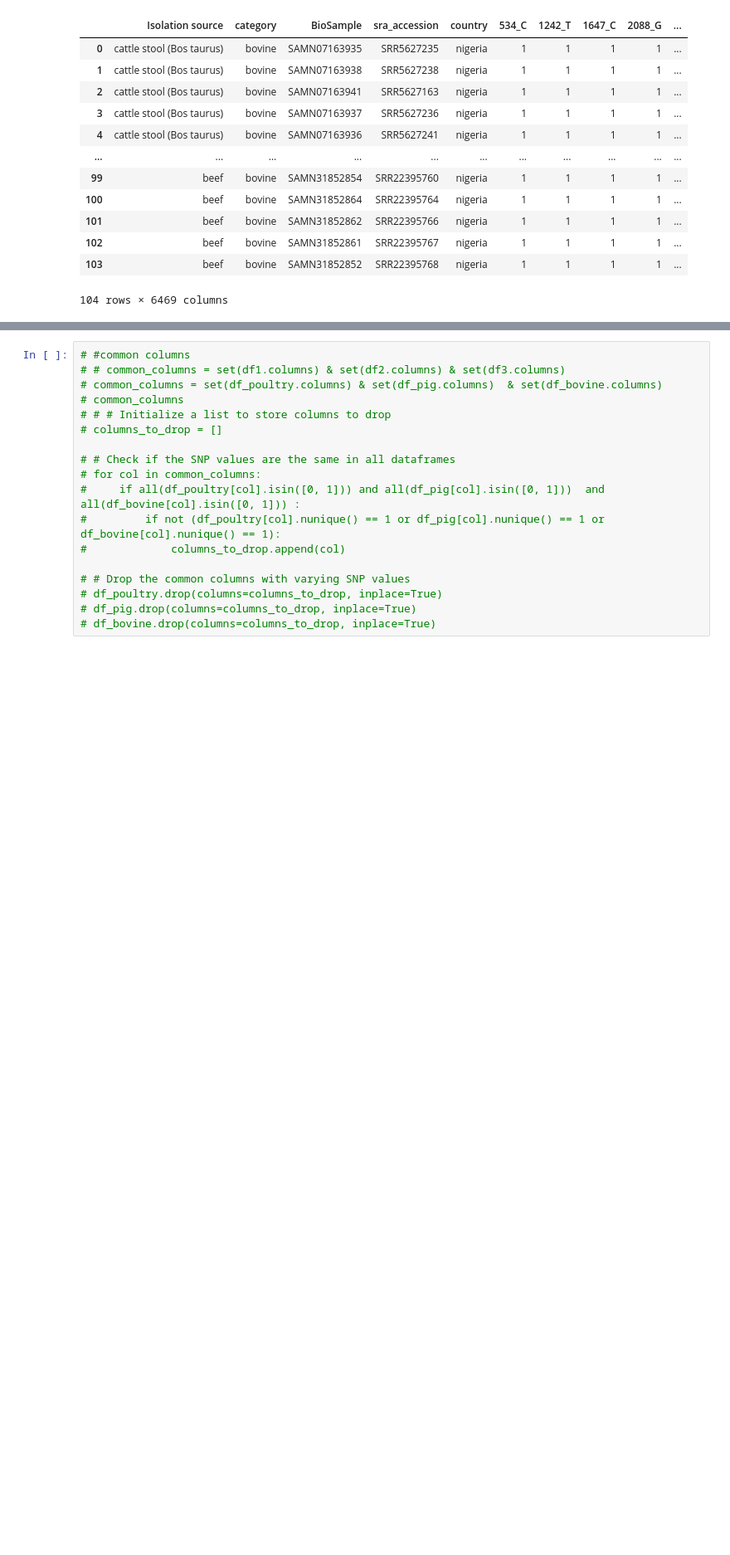
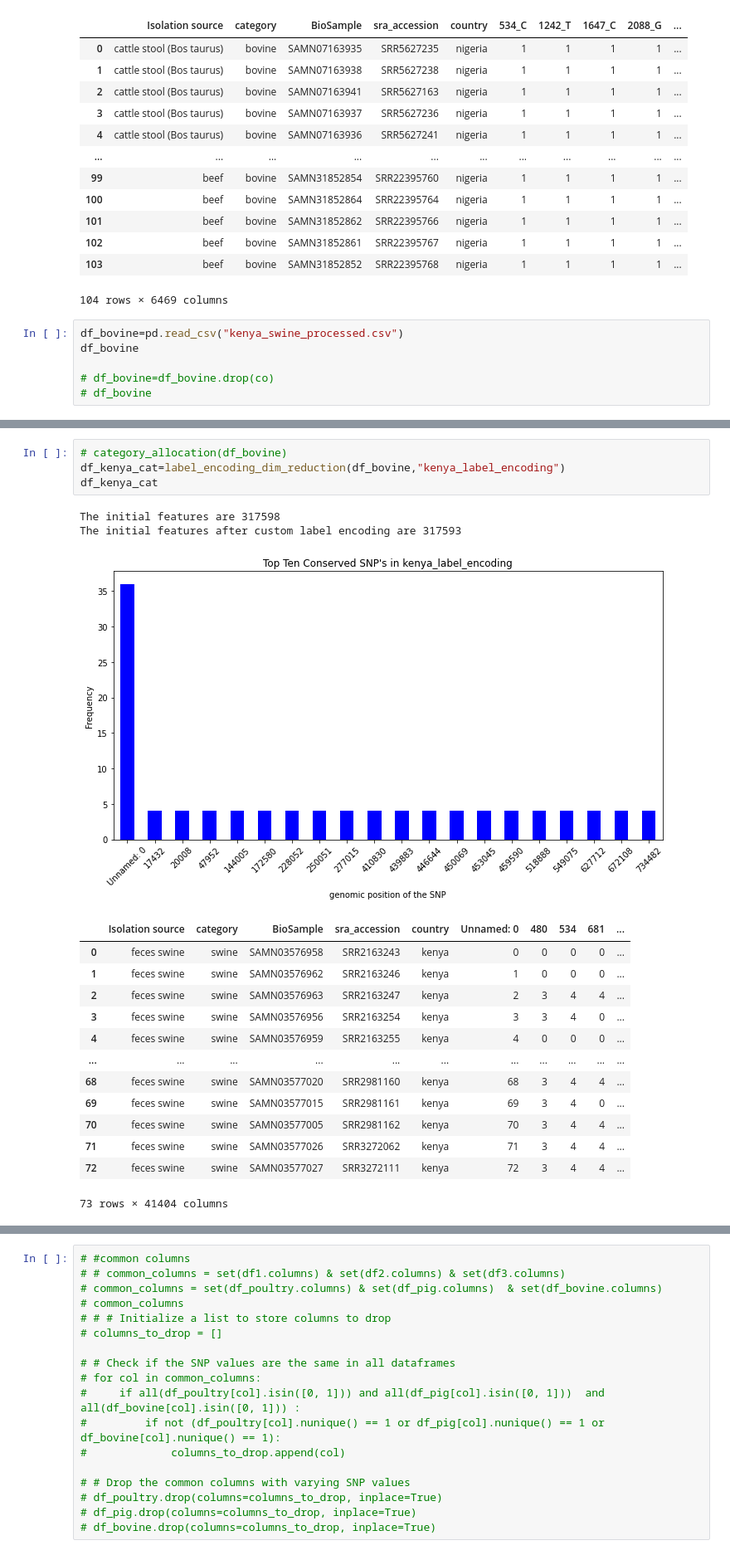
Before and after one commit to omicscodeathon/salmonellaml, a Jupyter notebook: notebooks/dimentionality_reduction_2.ipynb, the cells around one changed output, grey strips where cells are left out. Shown: that part at 83% size. Saved outputs shown, nothing was run; the diff lists cells and outputs as text; blank space fills up the shorter version.

```diff
--- a/notebooks/dimentionality_reduction_2.ipynb
+++ b/notebooks/dimentionality_reduction_2.ipynb
@@ -297,3 +283,9 @@ df_bovine
 | 102 | beef | bovine | SAMN31852861 | SRR22395767 | nigeria | 1 | 1 | 1 | 1 | ... |
 | 103 | beef | bovine | SAMN31852852 | SRR22395768 | nigeria | 1 | 1 | 1 | 1 | ... |
 104 rows × 6469 columns
+# %%
+df_bovine=pd.read_csv("kenya_swine_processed.csv")
+df_bovine
+
+# df_bovine=df_bovine.drop(co)
+# df_bovine
@@ -299,0 +341,21 @@ df_bovine
+# %%
+# category_allocation(df_bovine)
+df_kenya_cat=label_encoding_dim_reduction(df_bovine,"kenya_label_encoding")
+df_kenya_cat
+# %% [output]
+The initial features are 317598
+The initial features after custom label encoding are 317593
+[figure, added]
+|  | Isolation source | category | BioSample | sra_accession | country | Unnamed: 0 | 480 | 534 | 681 | ... |
+| 0 | feces swine | swine | SAMN03576958 | SRR2163243 | kenya | 0 | 0 | 0 | 0 | ... |
+| 1 | feces swine | swine | SAMN03576962 | SRR2163246 | kenya | 1 | 0 | 0 | 0 | ... |
+| 2 | feces swine | swine | SAMN03576963 | SRR2163247 | kenya | 2 | 3 | 4 | 4 | ... |
+| 3 | feces swine | swine | SAMN03576956 | SRR2163254 | kenya | 3 | 3 | 4 | 0 | ... |
+| 4 | feces swine | swine | SAMN03576959 | SRR2163255 | kenya | 4 | 0 | 0 | 0 | ... |
+| ... | ... | ... | ... | ... | ... | ... | ... | ... | ... | ... |
+| 68 | feces swine | swine | SAMN03577020 | SRR2981160 | kenya | 68 | 3 | 4 | 4 | ... |
+| 69 | feces swine | swine | SAMN03577015 | SRR2981161 | kenya | 69 | 3 | 4 | 0 | ... |
+| 70 | feces swine | swine | SAMN03577005 | SRR2981162 | kenya | 70 | 3 | 4 | 4 | ... |
+| 71 | feces swine | swine | SAMN03577026 | SRR3272062 | kenya | 71 | 3 | 4 | 4 | ... |
+| 72 | feces swine | swine | SAMN03577027 | SRR3272111 | kenya | 72 | 3 | 4 | 4 | ... |
+73 rows × 41404 columns
```
Also changed, not shown: parts of 25 cells of this notebook, 2 other files.
